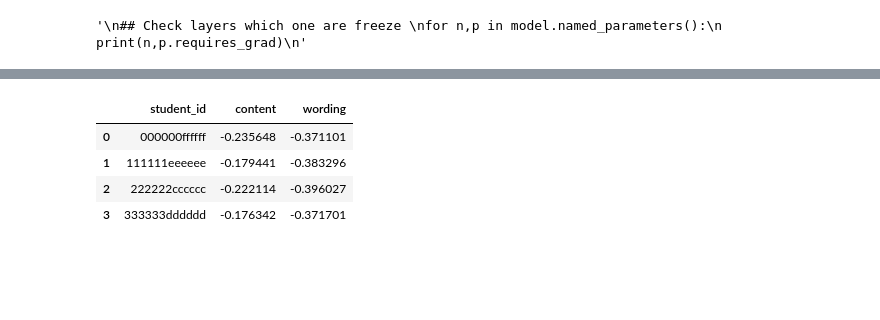
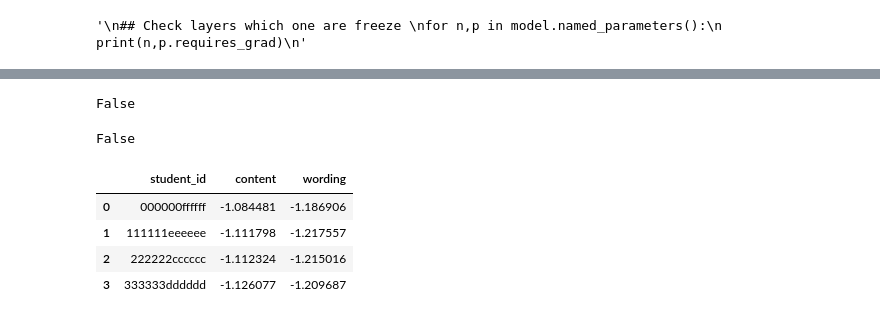
Before and after one commit to xiaosuhu/CommonLit, a Jupyter notebook: commonlit-deberta-v3-submission.ipynb, the cells around one changed output, grey strips where cells are left out. Saved outputs shown, nothing was run; the diff lists cells and outputs as text; code cells hidden in the pictures; blank space fills up the shorter version.

```diff
--- a/commonlit-deberta-v3-submission.ipynb
+++ b/commonlit-deberta-v3-submission.ipynb
@@ -255,12 +281,11 @@ test_df.head()
 # %%
-class TrainDataset(Dataset):
+class TestDataset(Dataset):
     def __init__(self, df):
         self.df = df
         self.tokenizer = cfg.tokenizer
         self.max_len = cfg.max_len
         self.pq = df['prompt_question'].values
         self.text = df['text'].values
-        self.targets = df[['content' , 'wording']].values
 
     def __len__(self):
         return len(self.df)
@@ -268,8 +293,8 @@ class TrainDataset(Dataset):
     def __getitem__(self , index):
         pq   =   self.pq[index]
         text =   self.text[index]
-        # full_text = pq+" " + self.tokenizer.sep_token +" "+text
-        full_text = text
+        full_text = pq+" " + self.tokenizer.sep_token +" "+text
+        # full_text = text
 
         inputs = self.tokenizer.encode_plus(
                         full_text,
@@ -282,14 +307,14 @@ class TrainDataset(Dataset):
 
         ids = inputs['input_ids']
         mask = inputs['attention_mask']
-        target = self.targets[index]
+        # target = self.targets[index]
 
 
         return {
             'input_ids': torch.tensor(ids, dtype=torch.long),
             'attention_mask': torch.tensor(mask, dtype=torch.long),
 
-        } , torch.tensor(target, dtype=torch.float)
+        } # , torch.tensor(target, dtype=torch.float)
 
 def collate(inputs):
     mask_len = int(inputs["attention_mask"].sum(axis=1).max())
@@ -523,7 +511,8 @@ def train_run(model ,criterion ,optimizer , dataloader):
 def pred_run(model, dataloader):
 
     model.eval()
-    predictions = []
+    content_score = []
+    wording_score = []
 
     bar = tqdm(enumerate(dataloader), total=len(dataloader))
 
@@ -532,12 +521,15 @@ def pred_run(model, dataloader):
         ids  =  inputs['input_ids'].to(cfg.device, dtype = torch.long)
         mask = inputs['attention_mask'].to(cfg.device, dtype = torch.long)
 
+        """ids  = data['input_ids'].to(cfg.device, dtype = torch.long)
+        mask = data['attention_mask'].to(cfg.device, dtype = torch.long)"""
+
         batch_size = ids.size(0)
         outputs = model(ids, mask)
 
-        predictions.append(outputs.detach().to('cpu').numpy())
+        content_score.append(outputs[0][0].detach().to('cpu').item())
+        wording_score.append(outputs[0][1].detach().to('cpu').item())
 
-    predictions = np.concatenate(predictions)
     gc.collect()
 
-    return predictions
+    return content_score, wording_score
@@ -719,23 +612,35 @@ Epoch 0 Training Loss 0.0139
+# %%
+model == rawmodel
+# %% [output]
+False
+# %%
+trained_model == rawmodel
+# %% [output]
+False
 # %%
 # Prediction
 test_loader = prepare_test()
-predictions = pred_run(model, test_loader)
-
-content_score = predictions[:, 0]
-wording_score = predictions[:, 1]
+content_score1, wording_score1 = pred_run(model, test_loader)
+content_score2, wording_score2 = pred_run(trained_model, test_loader)
 # %%
-submission_df = pd.DataFrame({
+submission_df1 = pd.DataFrame({
     'student_id': test_data['student_id'],
-    'content': content_score,
-    'wording': wording_score
+    'content': content_score1,
+    'wording': wording_score1
 })
 
-submission_df.to_csv('submission.csv', index= False)
+submission_df2 = pd.DataFrame({
+    'student_id': test_data['student_id'],
+    'content': content_score2,
+    'wording': wording_score2
+})
+
+# submission_df.to_csv('submission.csv', index= False)
-# %%
-submission_df.head()
-# %% [output]
-|  | student_id | content | wording |
-| 0 | 000000ffffff | -0.235648 | -0.371101 |
-| 1 | 111111eeeeee | -0.179441 | -0.383296 |
-| 2 | 222222cccccc | -0.222114 | -0.396027 |
-| 3 | 333333dddddd | -0.176342 | -0.371701 |
+# %%
+submission_df1
+# %% [output]
+|  | student_id | content | wording |
+| 0 | 000000ffffff | -1.084481 | -1.186906 |
+| 1 | 111111eeeeee | -1.111798 | -1.217557 |
+| 2 | 222222cccccc | -1.112324 | -1.215016 |
+| 3 | 333333dddddd | -1.126077 | -1.209687 |
```
Also changed, not shown: parts of 15 cells of this notebook, 4 other files.
